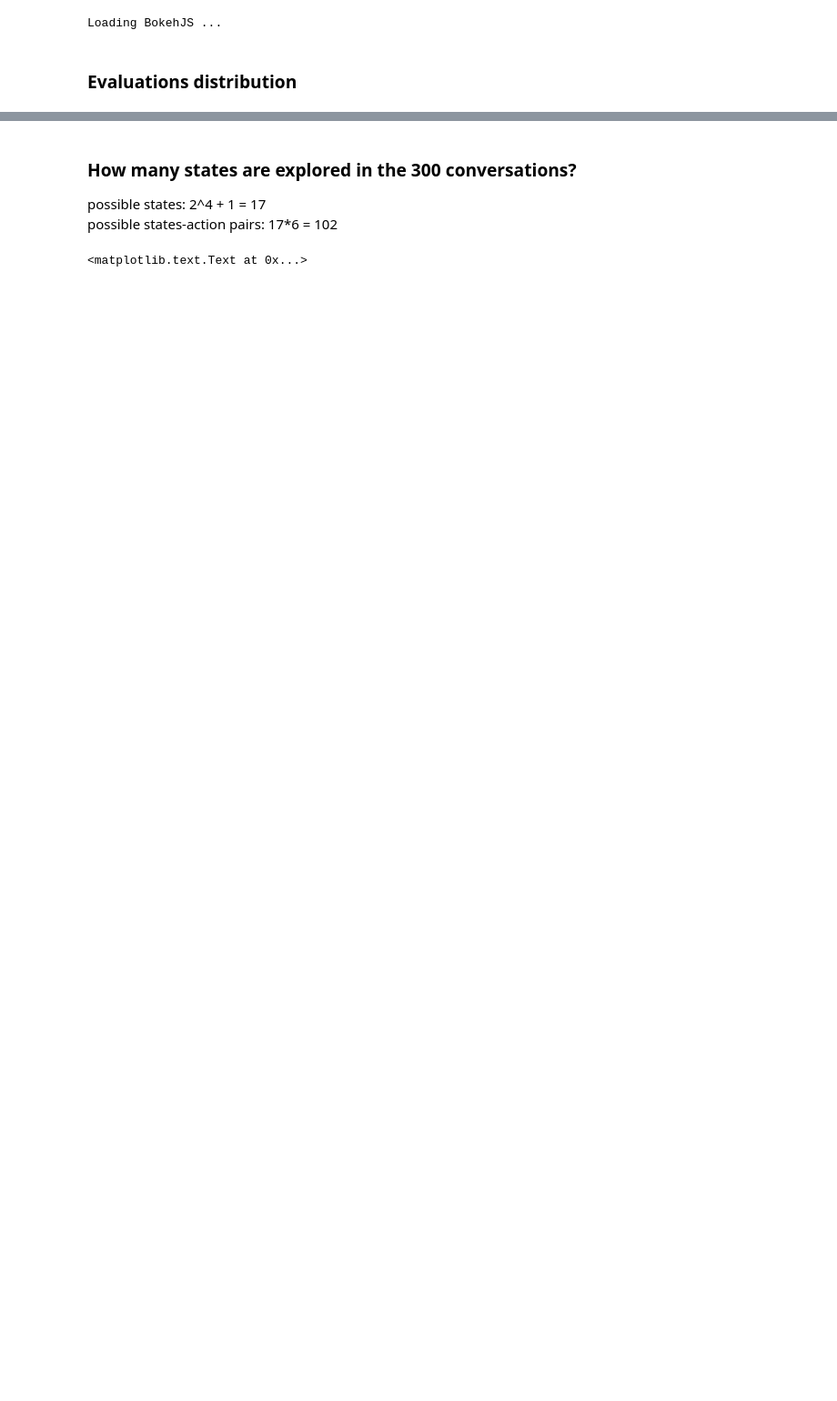
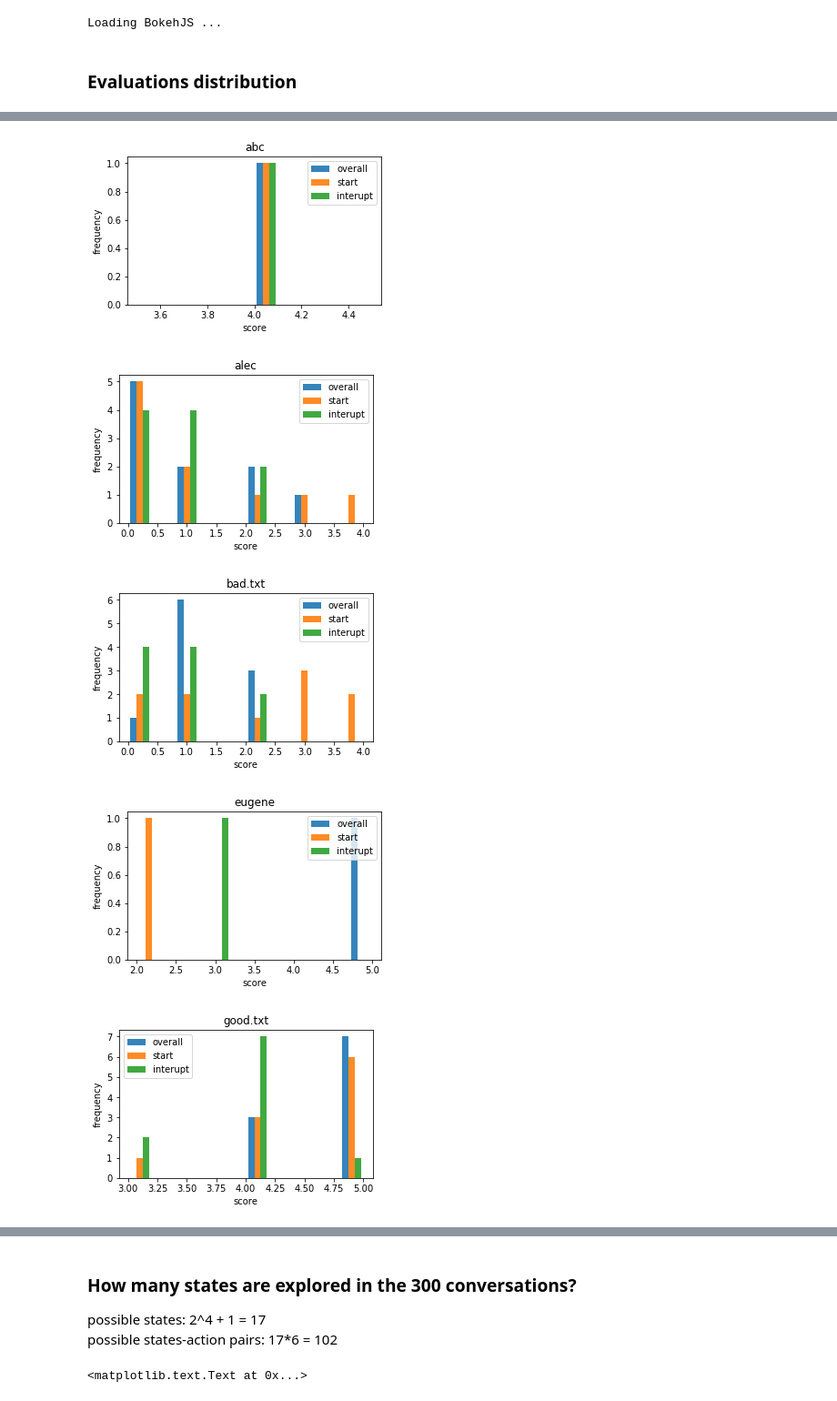
Before and after one commit to MollyZhang/Reinforcement_learning_NLP, a Jupyter notebook: molly/data_explore.ipynb, the cells around one changed output, grey strips where cells are left out. Shown: that part at 91% size. Drawn from its saved outputs; the diff is of its cells as text; code cells hidden in the pictures; blank space fills up the shorter version.

```diff
--- a/molly/data_explore.ipynb
+++ b/molly/data_explore.ipynb
@@ -42,0 +59,26 @@ for category in categories:
+# %%
+categories = ["overall", "start", "interupt", "engaing", "return"]
+
+for user, filenames in users.items():
+    df = pd.DataFrame(data=np.zeros((len(filenames), len(categories))),
+                      index=[i.split("/")[-1] for i in filenames], columns=categories)
+    for filename in filenames:
+        f = open(filename, "r", errors="replace")
+        index = filename.split("/")[-1]
+        ratings = f.readlines()[-1].split(",")[:-1]
+        for i in ratings:
+            category, score = i.split("=")
+            df.set_value(index, category, int(score))
+    plt.figure(figsize=(5,3))
+    fig = plt.hist([list(df["overall"]), list(df["start"]), list(df["interupt"])], alpha=0.9)
+    plt.legend(["overall", "start", "interupt"], loc="best")
+    plt.xlabel("score")
+    plt.ylabel("frequency")
+    plt.title(user)
+plt.show()
+# %% [output]
+[figure, added]
+[figure, added]
+[figure, added]
+[figure, added]
+[figure, added]
```
Also changed, not shown: parts of 7 cells of this notebook.
